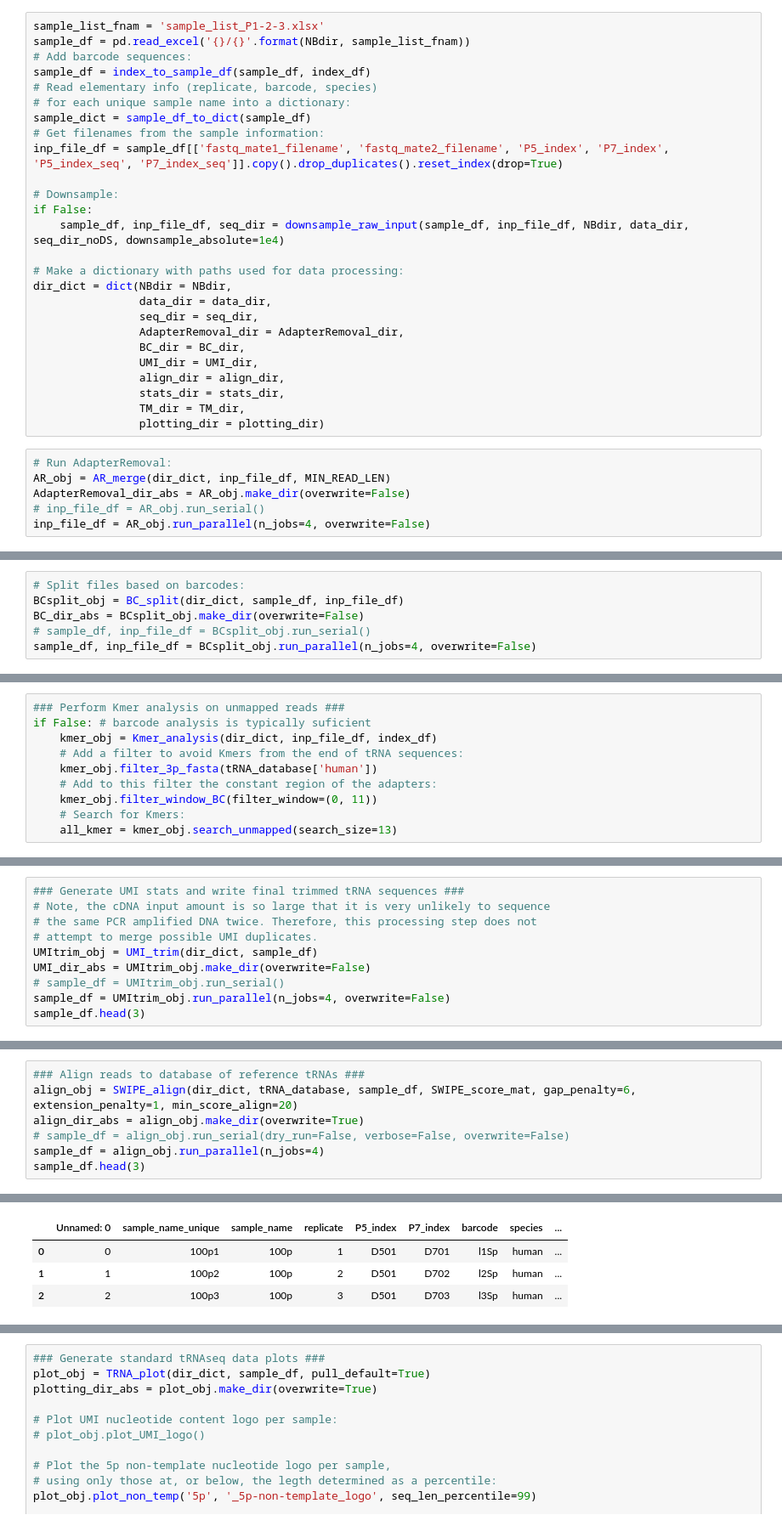
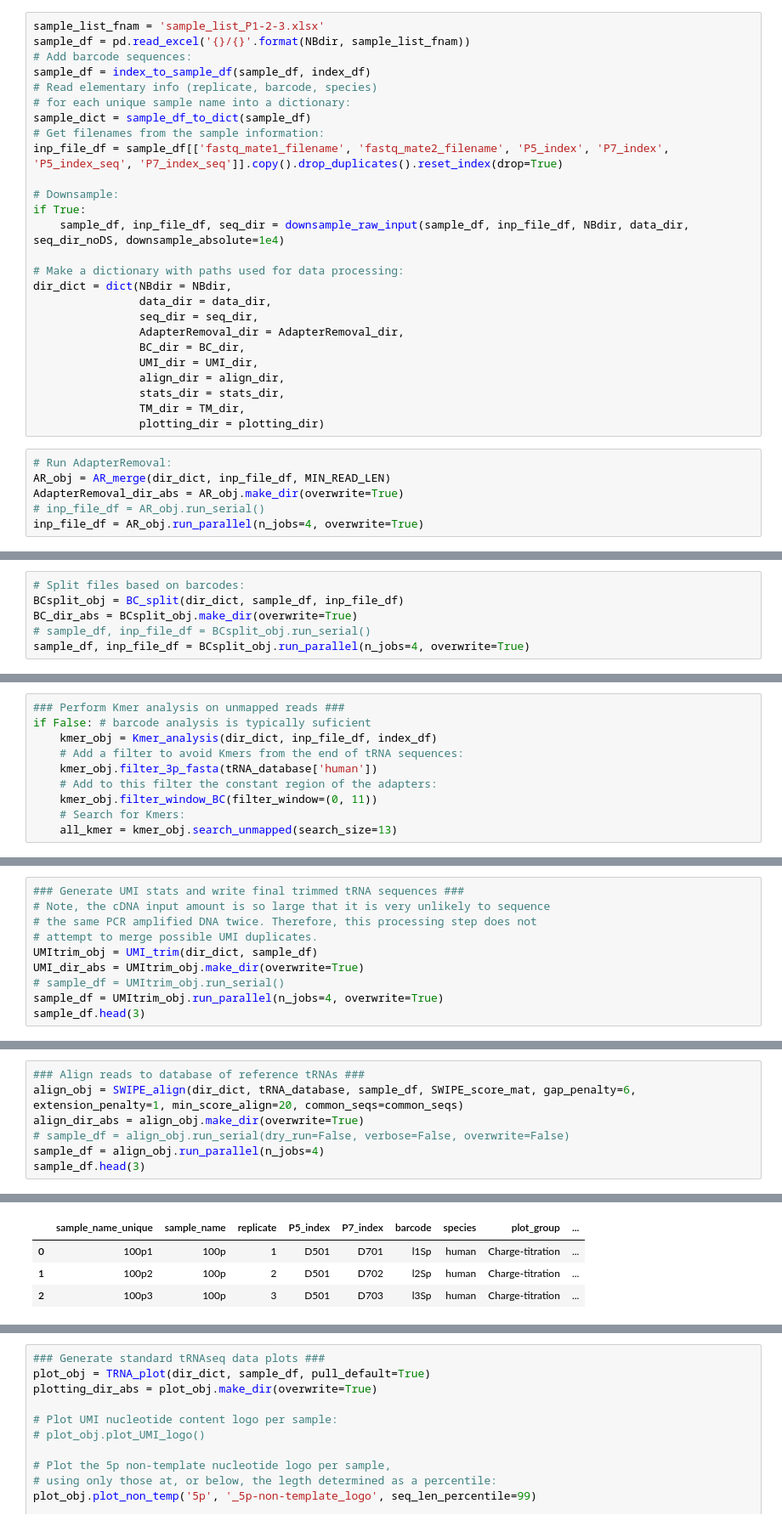
Before and after one commit to krdav/tRNA-charge-seq, a Jupyter notebook: projects/tRNAseq_third-gen/process_data.ipynb, the cells around one changed output, grey strips where cells are left out. Shown at 85% size. Saved outputs shown, nothing was run; the diff lists cells and outputs as text.

Commit message:
common seqs

```diff
--- a/projects/tRNAseq_third-gen/process_data.ipynb
+++ b/projects/tRNAseq_third-gen/process_data.ipynb
@@ -111,7 +115,7 @@ sample_dict = sample_df_to_dict(sample_df)
 inp_file_df = sample_df[['fastq_mate1_filename', 'fastq_mate2_filename', 'P5_index', 'P7_index', 'P5_index_seq', 'P7_index_seq']].copy().drop_duplicates().reset_index(drop=True)
 
 # Downsample:
-if False:
+if True:
     sample_df, inp_file_df, seq_dir = downsample_raw_input(sample_df, inp_file_df, NBdir, data_dir, seq_dir_noDS, downsample_absolute=1e4)
 
 # Make a dictionary with paths used for data processing:
@@ -128,6 +132,6 @@ dir_dict = dict(NBdir = NBdir,
 # %%
 # Run AdapterRemoval:
 AR_obj = AR_merge(dir_dict, inp_file_df, MIN_READ_LEN)
-AdapterRemoval_dir_abs = AR_obj.make_dir(overwrite=False)
+AdapterRemoval_dir_abs = AR_obj.make_dir(overwrite=True)
 # inp_file_df = AR_obj.run_serial()
-inp_file_df = AR_obj.run_parallel(n_jobs=4, overwrite=False)
+inp_file_df = AR_obj.run_parallel(n_jobs=4, overwrite=True)
@@ -136,6 +138,6 @@ Using existing folder because overwrite set to false: /Users/krdav/Google Drive/
 # %%
 # Split files based on barcodes:
 BCsplit_obj = BC_split(dir_dict, sample_df, inp_file_df)
-BC_dir_abs = BCsplit_obj.make_dir(overwrite=False)
+BC_dir_abs = BCsplit_obj.make_dir(overwrite=True)
 # sample_df, inp_file_df = BCsplit_obj.run_serial()
-sample_df, inp_file_df = BCsplit_obj.run_parallel(n_jobs=4, overwrite=False)
+sample_df, inp_file_df = BCsplit_obj.run_parallel(n_jobs=4, overwrite=True)
@@ -187,8 +186,8 @@ Using existing folder because overwrite set to false: /Users/krdav/Google Drive/
 # the same PCR amplified DNA twice. Therefore, this processing step does not
 # attempt to merge possible UMI duplicates.
 UMItrim_obj = UMI_trim(dir_dict, sample_df)
-UMI_dir_abs = UMItrim_obj.make_dir(overwrite=False)
+UMI_dir_abs = UMItrim_obj.make_dir(overwrite=True)
 # sample_df = UMItrim_obj.run_serial()
-sample_df = UMItrim_obj.run_parallel(n_jobs=4, overwrite=False)
+sample_df = UMItrim_obj.run_parallel(n_jobs=4, overwrite=True)
 sample_df.head(3)
 # %% [output]
@@ -200,6 +198,6 @@ Using existing folder because overwrite set to false: /Users/krdav/Google Drive/
 # %%
 ### Align reads to database of reference tRNAs ###
-align_obj = SWIPE_align(dir_dict, tRNA_database, sample_df, SWIPE_score_mat, gap_penalty=6, extension_penalty=1, min_score_align=20)
+align_obj = SWIPE_align(dir_dict, tRNA_database, sample_df, SWIPE_score_mat, gap_penalty=6, extension_penalty=1, min_score_align=20, common_seqs=common_seqs)
 align_dir_abs = align_obj.make_dir(overwrite=True)
 # sample_df = align_obj.run_serial(dry_run=False, verbose=False, overwrite=False)
 sample_df = align_obj.run_parallel(n_jobs=4)
@@ -210,7 +209,7 @@ Collecting alignment statistics, from sample:  100p2  100p4  100p3  100p1  85p4
-|  | Unnamed: 0 | sample_name_unique | sample_name | replicate | P5_index | P7_index | barcode | species | ... |
-| 0 | 0 | 100p1 | 100p | 1 | D501 | D701 | l1Sp | human | ... |
-| 1 | 1 | 100p2 | 100p | 2 | D501 | D702 | l2Sp | human | ... |
-| 2 | 2 | 100p3 | 100p | 3 | D501 | D703 | l3Sp | human | ... |
+|  | sample_name_unique | sample_name | replicate | P5_index | P7_index | barcode | species | plot_group | ... |
+| 0 | 100p1 | 100p | 1 | D501 | D701 | l1Sp | human | Charge-titration | ... |
+| 1 | 100p2 | 100p | 2 | D501 | D702 | l2Sp | human | Charge-titration | ... |
+| 2 | 100p3 | 100p | 3 | D501 | D703 | l3Sp | human | Charge-titration | ... |
 # %%
 ### Collect alignment statistics ###
 stats_obj = STATS_collection(dir_dict, tRNA_data, sample_df)
```
Also changed, not shown: parts of 7 cells of this notebook.
